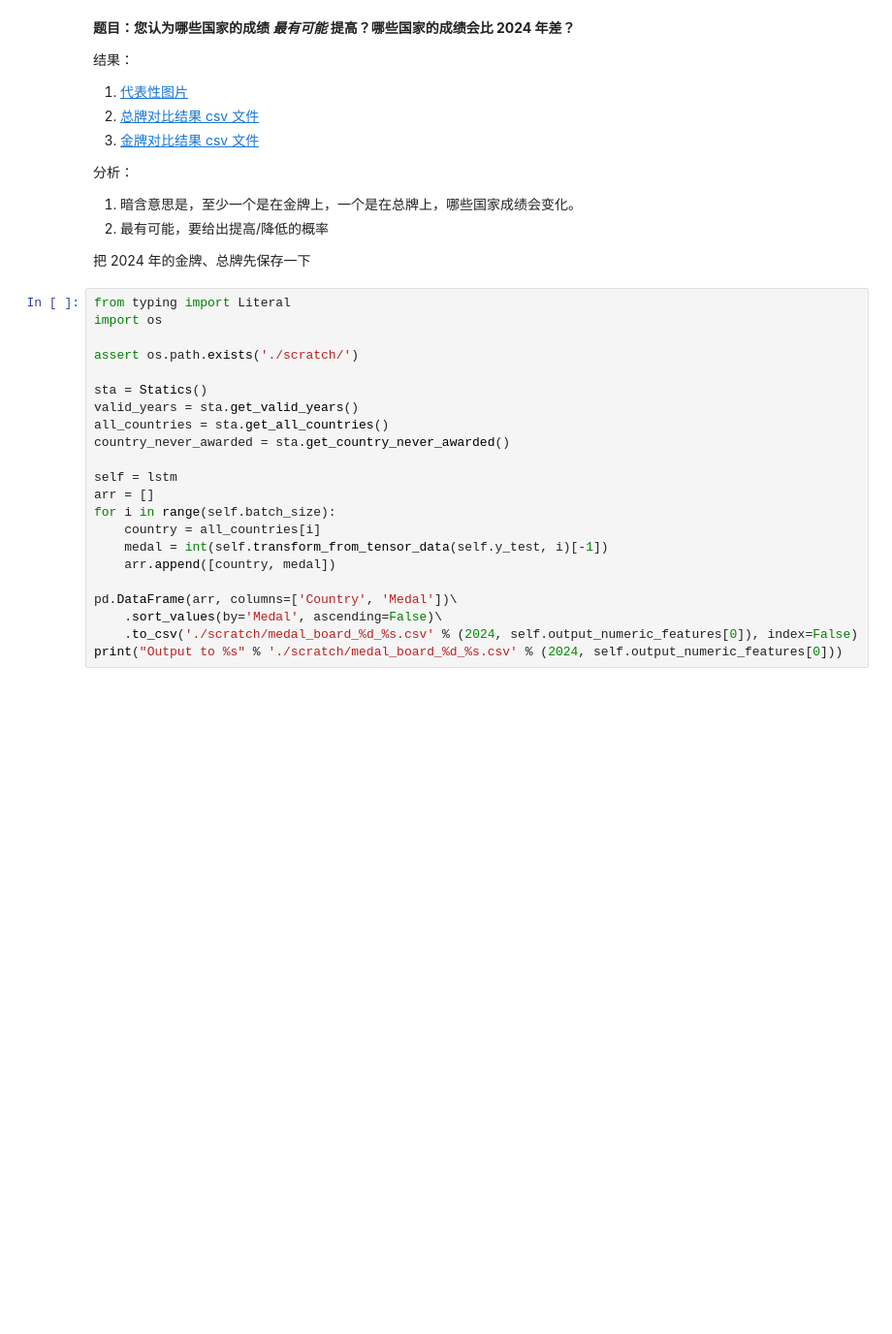
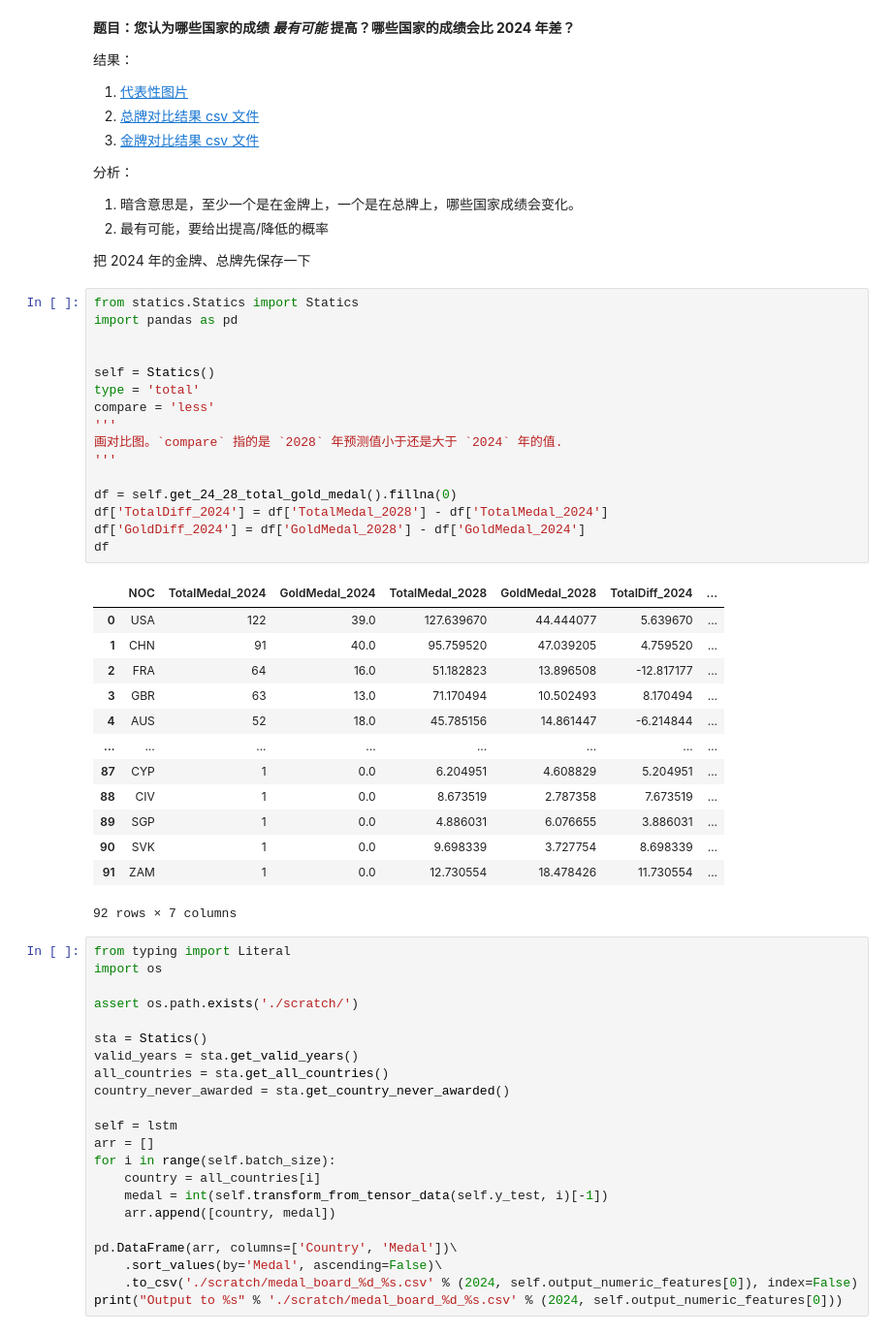
Before and after one commit to SunSeaLucky/2025-MCM-ICM, a Jupyter notebook: shy-files/LSTM.ipynb, the cells around one changed output. Shown: that part at 97% size. Cells and saved outputs as stored; diff of their text form; blank space fills up the shorter version.

```diff
--- a/shy-files/LSTM.ipynb
+++ b/shy-files/LSTM.ipynb
@@ -227,6 +227,36 @@ total_medal.to_csv('./mid_data/medal_board_2028_TotalMedal.csv', index=False)
 1. 最有可能，要给出提高/降低的概率
 
 把 2024 年的金牌、总牌先保存一下
+# %%
+from statics.Statics import Statics
+import pandas as pd
+
+
+self = Statics()
+type = 'total'
+compare = 'less'
+'''
+画对比图。`compare` 指的是 `2028` 年预测值小于还是大于 `2024` 年的值.
+'''
+
+df = self.get_24_28_total_gold_medal().fillna(0)
+df['TotalDiff_2024'] = df['TotalMedal_2028'] - df['TotalMedal_2024']
+df['GoldDiff_2024'] = df['GoldMedal_2028'] - df['GoldMedal_2024']
+df
+# %% [output]
+|  | NOC | TotalMedal_2024 | GoldMedal_2024 | TotalMedal_2028 | GoldMedal_2028 | TotalDiff_2024 | ... |
+| 0 | USA | 122 | 39.0 | 127.639670 | 44.444077 | 5.639670 | ... |
+| 1 | CHN | 91 | 40.0 | 95.759520 | 47.039205 | 4.759520 | ... |
+| 2 | FRA | 64 | 16.0 | 51.182823 | 13.896508 | -12.817177 | ... |
+| 3 | GBR | 63 | 13.0 | 71.170494 | 10.502493 | 8.170494 | ... |
+| 4 | AUS | 52 | 18.0 | 45.785156 | 14.861447 | -6.214844 | ... |
+| ... | ... | ... | ... | ... | ... | ... | ... |
+| 87 | CYP | 1 | 0.0 | 6.204951 | 4.608829 | 5.204951 | ... |
+| 88 | CIV | 1 | 0.0 | 8.673519 | 2.787358 | 7.673519 | ... |
+| 89 | SGP | 1 | 0.0 | 4.886031 | 6.076655 | 3.886031 | ... |
+| 90 | SVK | 1 | 0.0 | 9.698339 | 3.727754 | 8.698339 | ... |
+| 91 | ZAM | 1 | 0.0 | 12.730554 | 18.478426 | 11.730554 | ... |
+92 rows × 7 columns
 # %%
 from typing import Literal
 import os
```
Also changed, not shown: 5 other files.
